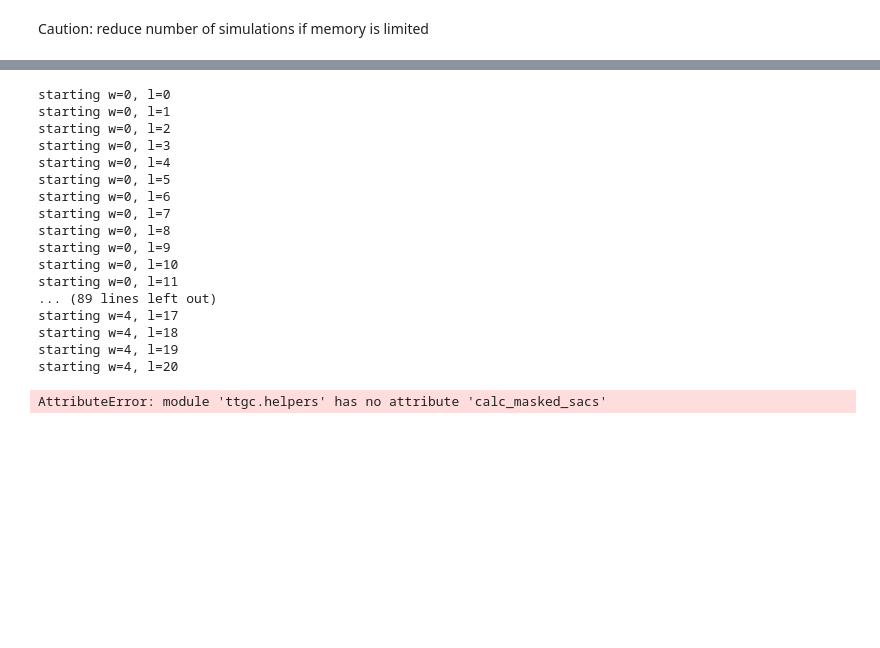
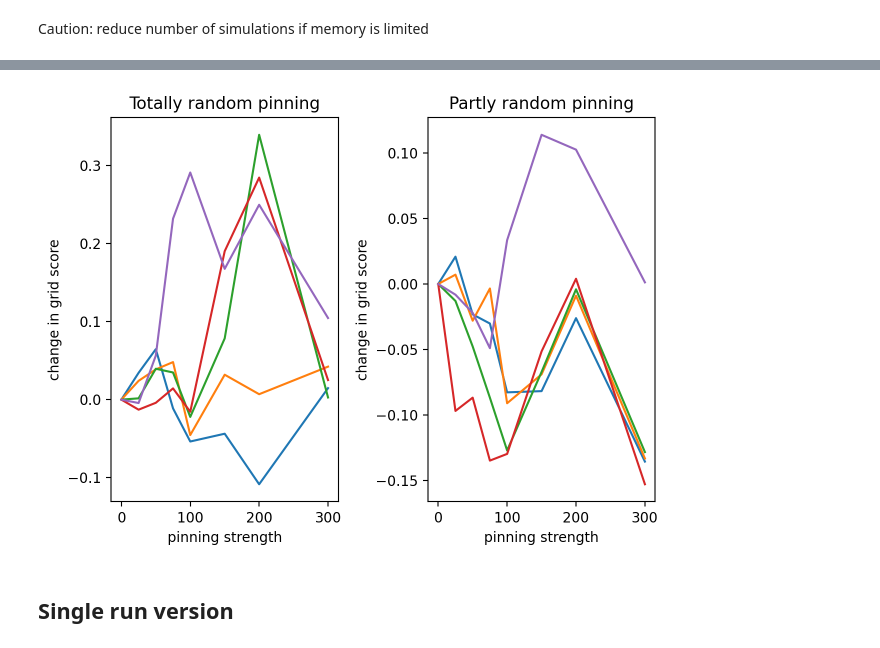
Before and after one commit to johnhwen1/ttgc, a Jupyter notebook: examples/ttgc.ipynb, the cells around one changed output, grey strips where cells are left out. Drawn from its saved outputs; the diff is of its cells as text; code cells hidden in the pictures; blank space fills up the shorter version.

```diff
--- a/examples/ttgc.ipynb
+++ b/examples/ttgc.ipynb
@@ -546,10 +717,30 @@ n_weight_noises = all_weight_noises.size
+# %%
+for l in range(2):
+    ltype_mean_grid_scores = mean_grid_scores[l]
+    ltype_sem_grid_scores = sem_grid_scores[l]
+
+    plt.subplot(1,2,l+1)
+    for w in range(n_weight_noises-1):
+        plt.plot(all_l_str, ltype_mean_grid_scores[w+1, :] - ltype_mean_grid_scores[w+1,0])
+    plt.xlabel('pinning strength')
+    plt.ylabel('change in grid score')
+
+    if l == 0:
+        plt.title('Totally random pinning')
+    if l == 1:
+        plt.title('Partly random pinning')
+plt.tight_layout()
+# %% [output]
+[figure, added]
+# %% [markdown]
+## Single run version
 # %%
 # Initialize network
 cell_positions = initialize.calc_cell_positions(n_y, n_x)
 cell_position_diffs = initialize.calc_cell_position_diffs(cell_positions)
 init_state = initialize.initialize_network(n_y, n_x, seed=1)
 # %%
-n_timebins_sim = 20000
+n_timebins_sim = 10000
 velocity_sim = velocity[:n_timebins_sim]
 pos_sim = pos[:n_timebins_sim]
 n_landmarks = l_pos.shape[0]
@@ -581,7 +772,9 @@ for w in range(n_weight_noises):
     weight_noise = all_weight_noises[w]
 
     for l in range(n_l_str):
-        print(f'starting w={w}, l={l}')
+        if print_bool:
+            print(f'starting w={w}, l={l}')
+
         l_str = all_l_str[l]
 
         if first_noise_iteration:
@@ -603,24 +796,6 @@ for w in range(n_weight_noises):
                                                             n_warmup_bins, B0, use_GPU, beta_noise=beta_noise, weight_noise=weight_noise, W_input=W_input, W_l_input=W_ls, seed=seed,
                                                             output_bins=output_bins)
     first_noise_iteration = True
-# %% [output]
-starting w=0, l=0
-starting w=0, l=1
-starting w=0, l=2
-starting w=0, l=3
-starting w=0, l=4
-starting w=0, l=5
-starting w=0, l=6
-starting w=0, l=7
-starting w=0, l=8
-starting w=0, l=9
-starting w=0, l=10
-starting w=0, l=11
-... (89 lines left out)
-starting w=4, l=17
-starting w=4, l=18
-starting w=4, l=19
-starting w=4, l=20
 # %%
 # Calculate maps
 n_spatial_bins = 20
@@ -637,16 +812,12 @@ for w in range(n_weight_noises):
 inner_rad = 5
 outer_rad = 11
 n_spatial_bins = all_mean_maps.shape[-1]
-masked_sacs = np.zeros((n_weight_noises, n_l_str, N, n_spatial_bins*2-1, n_spatial_bins*2-1))
-grid_scores = np.zeros((n_weight_noises, n_l_str, N)
+grid_scores = np.zeros((n_weight_noises, n_l_str, N))
 
 for w in range(n_weight_noises):
     for l in range(n_l_str):
         mean_maps = all_mean_maps[w, l]
-        masked_sacs[w, l], inner0,inner1,outer0,outer1 = helpers.calc_masked_sacs(all_mean_maps, inner_rad, outer_rad)
-        grid_scores[w, l] = calc_grid_scores(mean_maps, inner_rad, outer_rad)
+        grid_scores[w, l] = helpers.calc_grid_scores(mean_maps, inner_rad, outer_rad)
-# %% [output]
-AttributeError: module 'ttgc.helpers' has no attribute 'calc_masked_sacs'
 # %%
 w=0
 l=0
```
Also changed, not shown: parts of 12 cells of this notebook, 5 other files.
